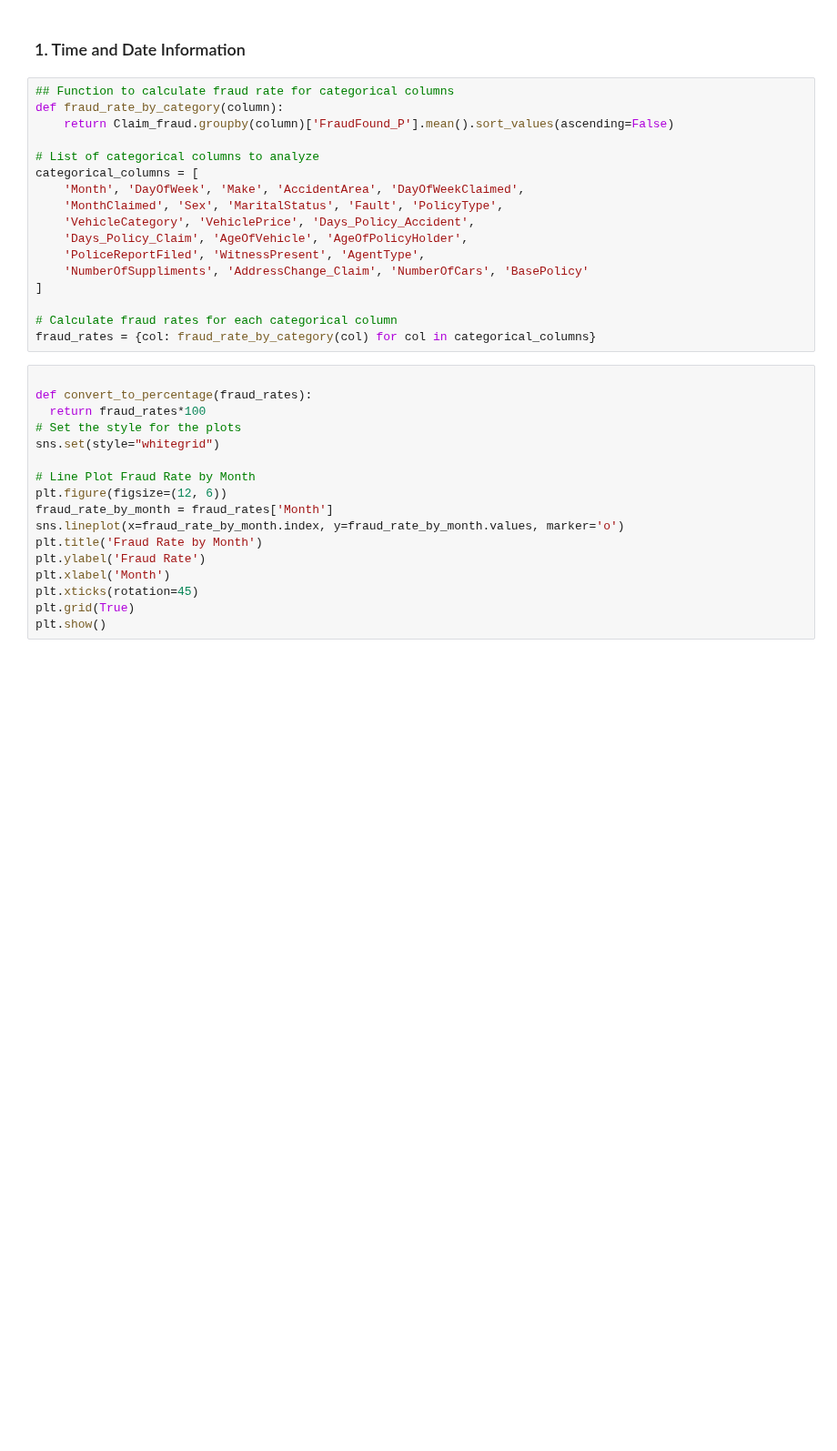
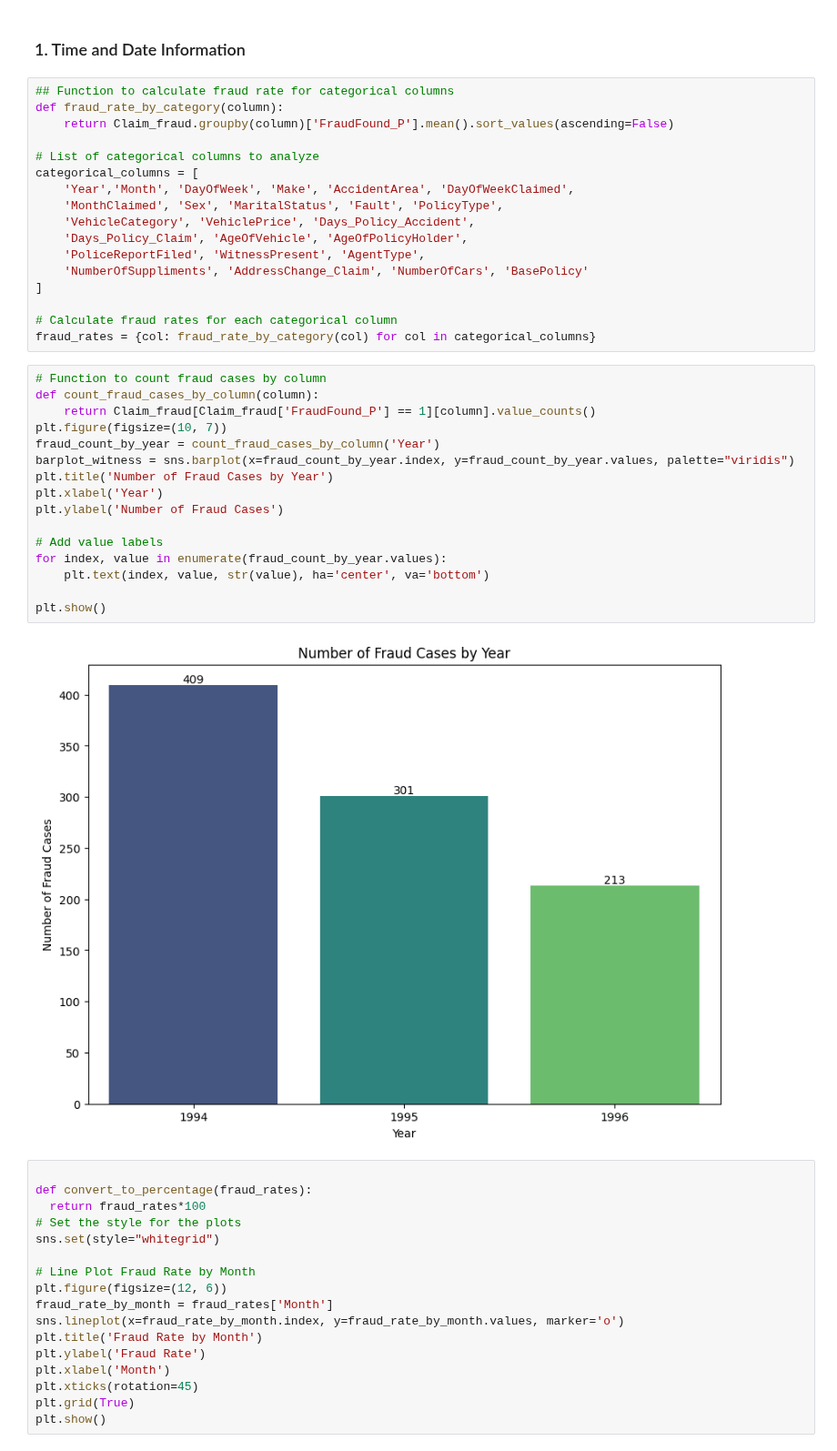
Before and after one commit to kimp10/Insurance-Fraud-Detection-Model-, a Jupyter notebook: Insurance_Fraud_detection.ipynb, the cells around one changed output. Shown at 91% size. Saved outputs shown, nothing was run; the diff lists cells and outputs as text; blank space fills up the shorter version.

```diff
--- a/Insurance_Fraud_detection.ipynb
+++ b/Insurance_Fraud_detection.ipynb
@@ -182,7 +182,7 @@ def fraud_rate_by_category(column):
 
 # List of categorical columns to analyze
 categorical_columns = [
-    'Month', 'DayOfWeek', 'Make', 'AccidentArea', 'DayOfWeekClaimed',
+    'Year','Month', 'DayOfWeek', 'Make', 'AccidentArea', 'DayOfWeekClaimed',
     'MonthClaimed', 'Sex', 'MaritalStatus', 'Fault', 'PolicyType',
     'VehicleCategory', 'VehiclePrice', 'Days_Policy_Accident',
     'Days_Policy_Claim', 'AgeOfVehicle', 'AgeOfPolicyHolder',
@@ -192,6 +192,24 @@ categorical_columns = [
 
 # Calculate fraud rates for each categorical column
 fraud_rates = {col: fraud_rate_by_category(col) for col in categorical_columns}
+# %%
+# Function to count fraud cases by column
+def count_fraud_cases_by_column(column):
+    return Claim_fraud[Claim_fraud['FraudFound_P'] == 1][column].value_counts()
+plt.figure(figsize=(10, 7))
+fraud_count_by_year = count_fraud_cases_by_column('Year')
+barplot_witness = sns.barplot(x=fraud_count_by_year.index, y=fraud_count_by_year.values, palette="viridis")
+plt.title('Number of Fraud Cases by Year')
+plt.xlabel('Year')
+plt.ylabel('Number of Fraud Cases')
+
+# Add value labels
+for index, value in enumerate(fraud_count_by_year.values):
+    plt.text(index, value, str(value), ha='center', va='bottom')
+
+plt.show()
+# %% [output]
+[figure, added]
 # %%
 
 def convert_to_percentage(fraud_rates):
```
